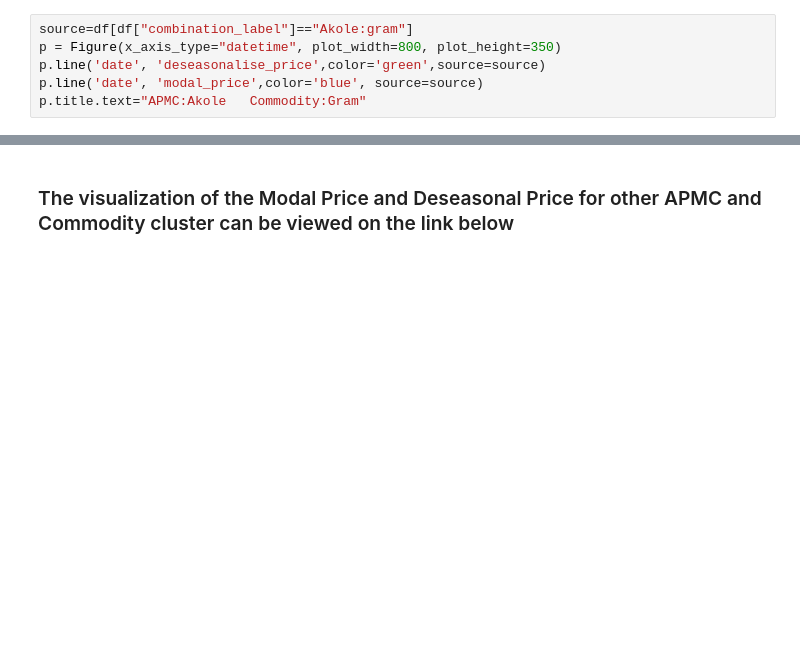
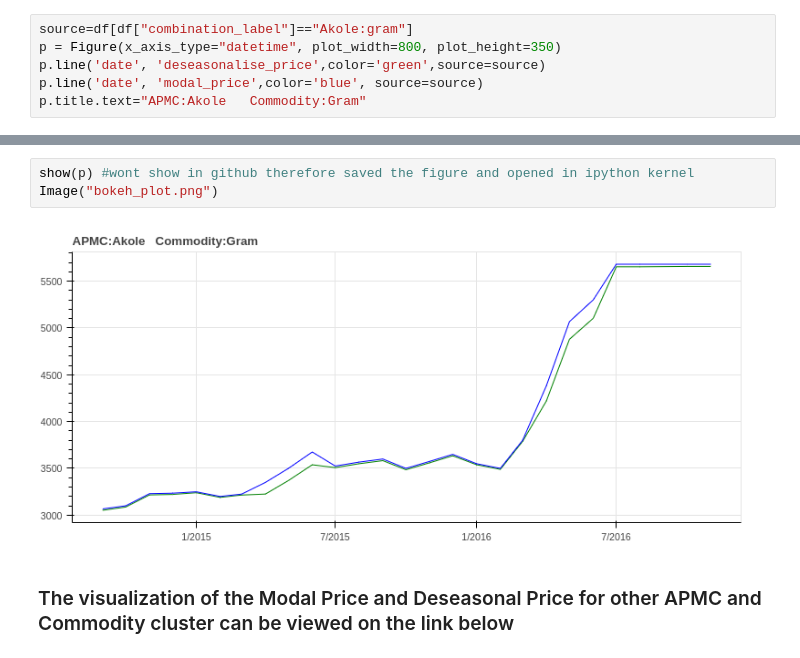
Before and after one commit to Pahulpreet86/socialcopstask, a Jupyter notebook: Task- 3 Compare prices.ipynb, the cells around one changed output, grey strips where cells are left out. Drawn from its saved outputs; the diff is of its cells as text; blank space fills up the shorter version.

```diff
--- a/Task- 3 Compare prices.ipynb
+++ b/Task- 3 Compare prices.ipynb
@@ -20,3 +16,8 @@ show(p)
+# %%
+show(p) #wont show in github therefore saved the figure and opened in ipython kernel
+Image("bokeh_plot.png")
+# %% [output]
+[figure, added]
 # %% [markdown]
 ### The visualization of the Modal Price and Deseasonal Price for other APMC and Commodity cluster can be viewed on the link below
 # %% [markdown]
```
Also changed, not shown: parts of 2 cells of this notebook.
